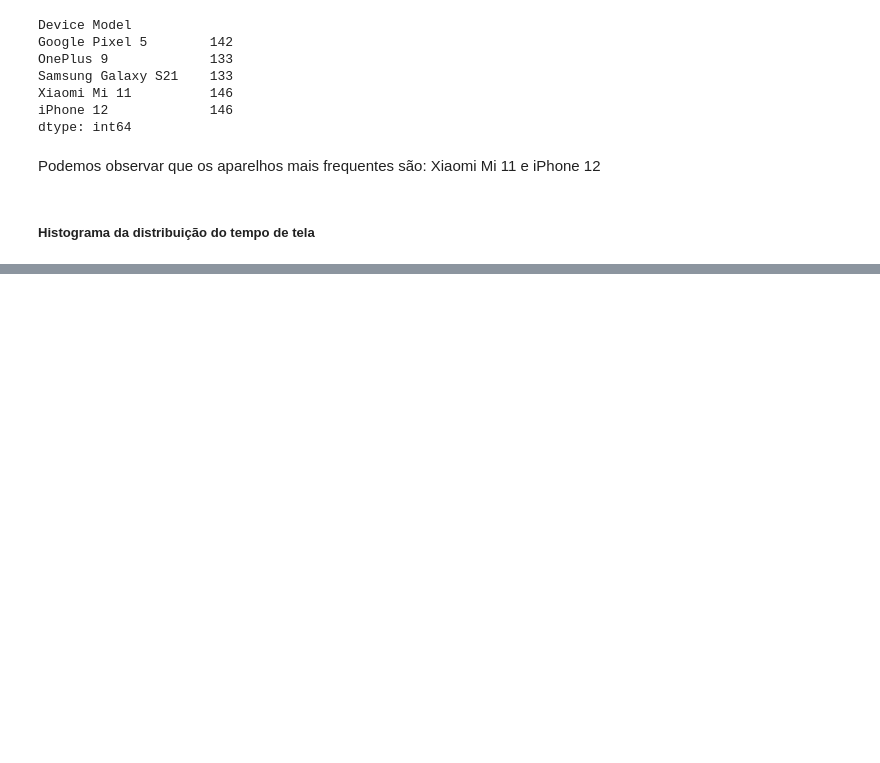
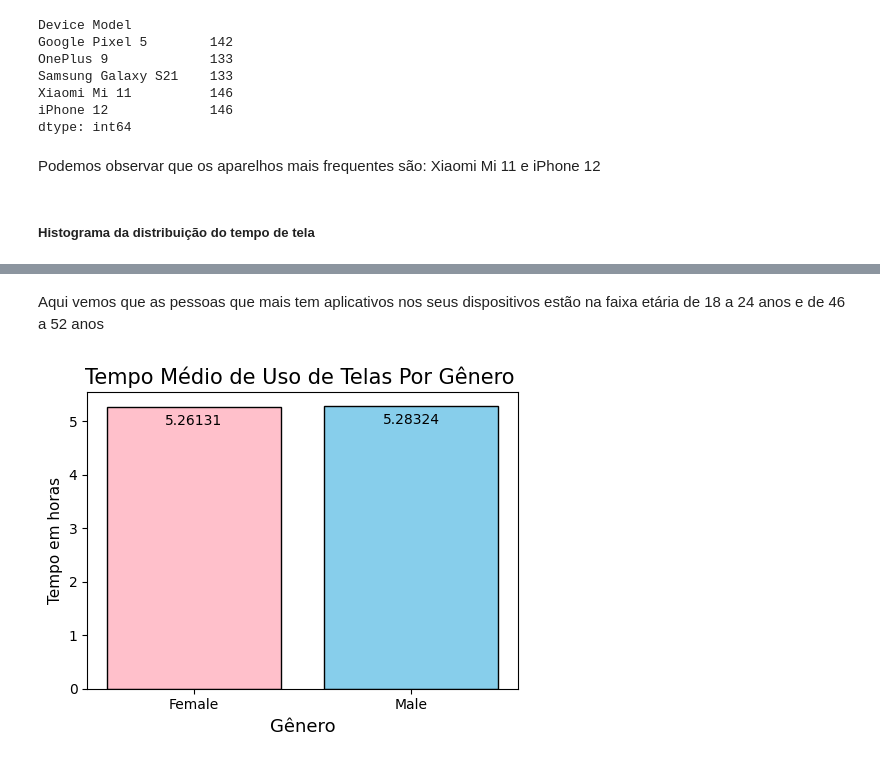
Before and after one commit to aninhaborges/trabalho-final-org-dados, a Jupyter notebook: user-behavior/UserBehavior.ipynb, the cells around one changed output, grey strips where cells are left out. Saved outputs shown, nothing was run; the diff lists cells and outputs as text; code cells hidden in the pictures; blank space fills up the shorter version.

```diff
--- a/user-behavior/UserBehavior.ipynb
+++ b/user-behavior/UserBehavior.ipynb
@@ -168,0 +225,23 @@ Vemos um histograma qu mostra a distribuição do tempo de tela, no eixo x estã
+# %% [markdown]
+Aqui vemos que as pessoas que mais tem aplicativos nos seus dispositivos estão na faixa etária de 18 a 24 anos e de 46 a 52 anos
+# %%
+# Gráfico de Tempo Médio de Uso de Telas Por Gênero
+
+media_tempo_uso_gender = df.groupby('Gender')['Screen On Time (hours/day)'].mean().reset_index()
+
+generos = media_tempo_uso_gender['Gender']
+tempo_medio_tela = media_tempo_uso_gender['Screen On Time (hours/day)']
+
+fig, ax = plt.subplots(figsize=(5, 4))
+bars = ax.bar(generos, tempo_medio_tela, color=['pink', 'skyblue'], edgecolor='black')
+
+ax.bar_label(bars, fontsize=10,padding=-15)
+
+plt.title('Tempo Médio de Uso de Telas Por Gênero ', fontsize=15)
+plt.ylabel('Tempo em horas',fontsize=11)
+plt.xlabel('Gênero',fontsize=13)
+
+plt.tight_layout()
+plt.show()
+# %% [output]
+[figure, added]
```
Also changed, not shown: parts of 33 cells of this notebook.
